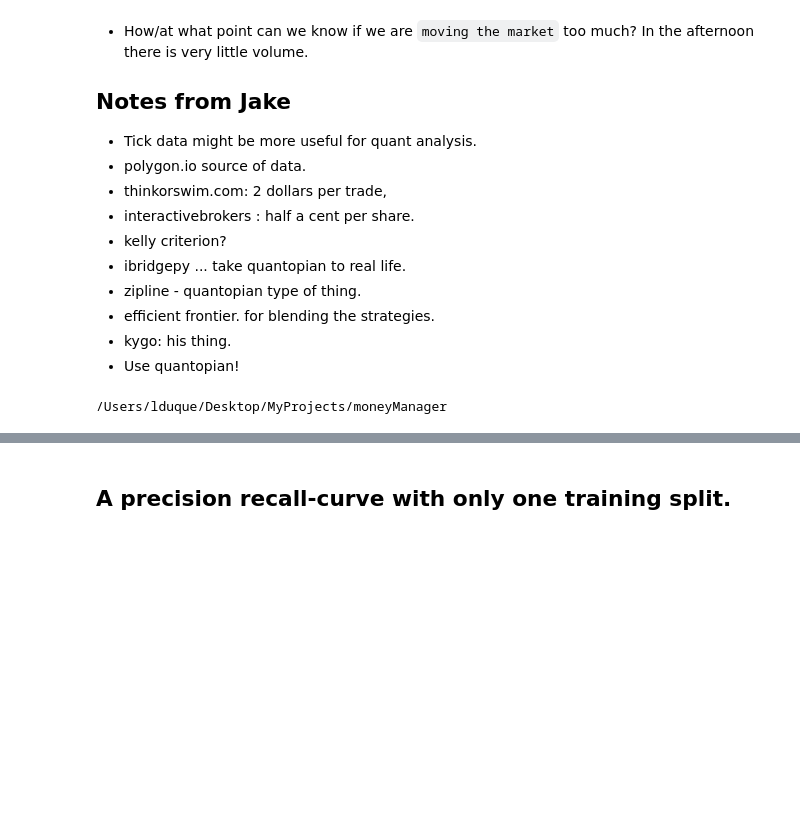
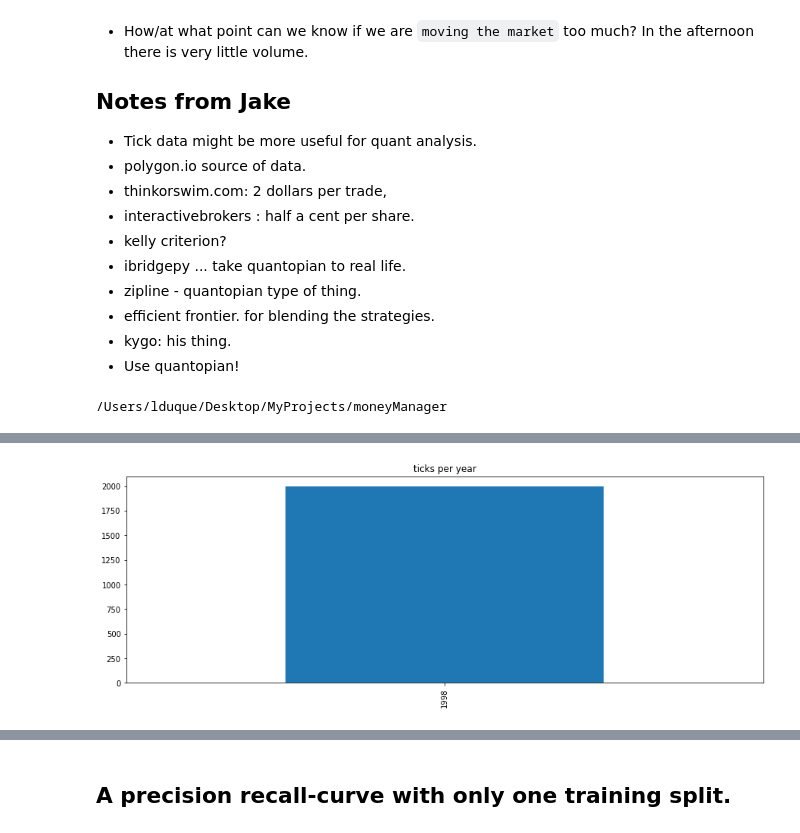
Before and after one commit to luisduque440/moneyManager, a Jupyter notebook: modeling/EDA_IBM_1min.ipynb, the cells around one changed output, grey strips where cells are left out. Saved outputs shown, nothing was run; the diff lists cells and outputs as text; code cells hidden in the pictures; blank space fills up the shorter version.

```diff
--- a/modeling/EDA_IBM_1min.ipynb
+++ b/modeling/EDA_IBM_1min.ipynb
@@ -80,4 +75,6 @@ ds.head()
 # %%
-ds.DateTime.apply(lambda x: x.year).value_counts().sort_index().plot.bar(figsize=(15, 5), title='ticks per year');
+ds.index.map(lambda x: x.year).value_counts().sort_index().plot.bar(figsize=(15, 5), title='ticks per year');
+# %% [output]
+[figure, added]
 # %%
 ds.Open.diff().plot.hist(bins=200, figsize=(15,5), title= 'distribution of the differential');
```
Also changed, not shown: parts of 17 cells of this notebook, 1 other file.
